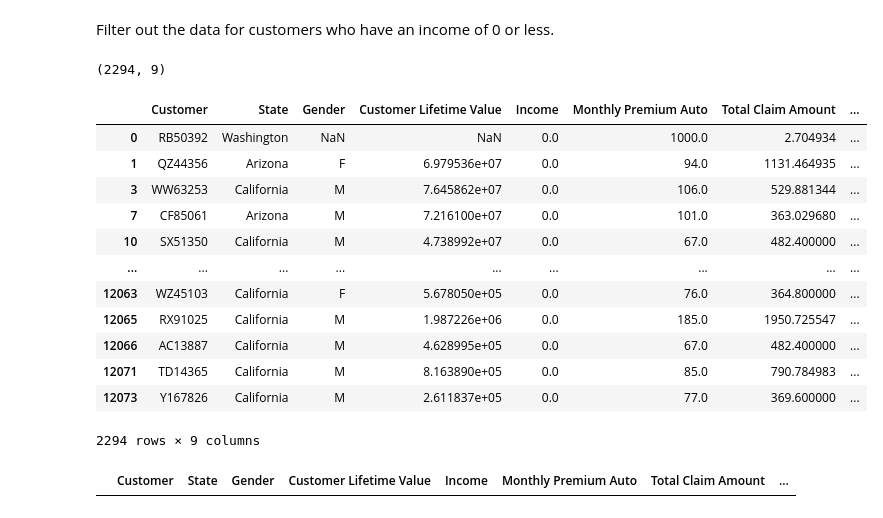
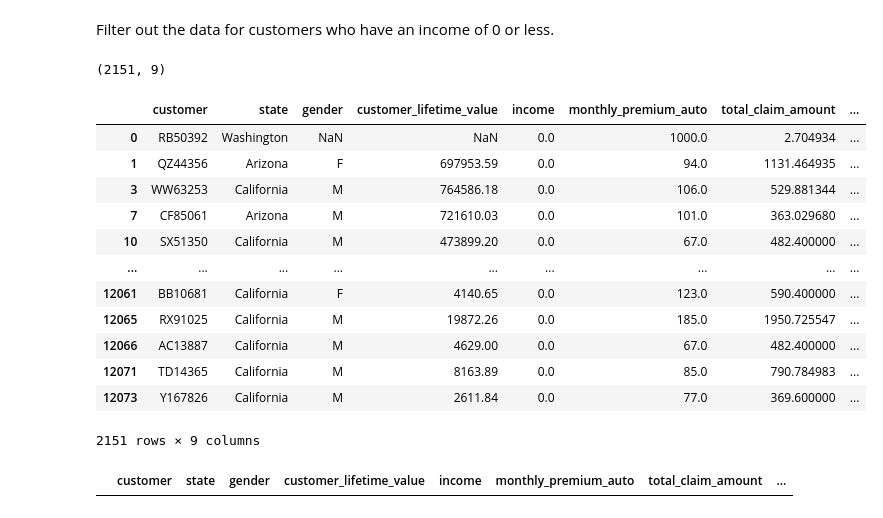
Before and after one commit to dongspark/lab-customer-analysis-round-1, a Jupyter notebook: lab-solution.ipynb, the cells around one changed output. Drawn from its saved outputs; the diff is of its cells as text; code cells hidden in the pictures.

```diff
--- a/lab-solution.ipynb
+++ b/lab-solution.ipynb
@@ -236,3 +260,3 @@ Name: Customer Lifetime Value, Length: 8212, dtype: int64
 # %%
-data2['Customer Lifetime Value'] =  pd.to_numeric(data2['Customer Lifetime Value'], errors='coerce')#change into numerical type
+data2['customer_lifetime_value'] =  pd.to_numeric(data2['customer_lifetime_value'], errors='coerce')#change into numerical type
 # %%
@@ -253,3 +277,3 @@ Name: Customer Lifetime Value, Length: 8212, dtype: int64
 # %%
-data2['Customer Lifetime Value']=data2['Customer Lifetime Value']*100
+data2['customer_lifetime_value']=data2['customer_lifetime_value'].round(2)
 #data2['Customer Lifetime Value'].apply(lambda x: x*100)
@@ -296,5 +331,3 @@ print(data.shape)
-# %%
-data2 = data2.drop_duplicates()
 # %%
 print(data2.shape)
 # %% [output]
@@ -301,0 +335,2 @@ print(data2.shape)
+# %%
+data2 = data2.drop_duplicates(subset=['customer_lifetime_value'])
@@ -302,23 +356,23 @@ print(data2.shape)
 # %% [markdown]
 Filter out the data for customers who have an income of 0 or less.
 # %%
-data2[data2['Income']<=0].shape
+data2[data2['income']<=0].shape
 # %% [output]
-(2294, 9)
+(2151, 9)
 # %%
-data2[data2['Income']<=0]
+data2[data2['income']<=0]
 # %% [output]
-|  | Customer | State | Gender | Customer Lifetime Value | Income | Monthly Premium Auto | Total Claim Amount | ... |
+|  | customer | state | gender | customer_lifetime_value | income | monthly_premium_auto | total_claim_amount | ... |
 | 0 | RB50392 | Washington | NaN | NaN | 0.0 | 1000.0 | 2.704934 | ... |
-| 1 | QZ44356 | Arizona | F | 6.979536e+07 | 0.0 | 94.0 | 1131.464935 | ... |
-| 3 | WW63253 | California | M | 7.645862e+07 | 0.0 | 106.0 | 529.881344 | ... |
-| 7 | CF85061 | Arizona | M | 7.216100e+07 | 0.0 | 101.0 | 363.029680 | ... |
-| 10 | SX51350 | California | M | 4.738992e+07 | 0.0 | 67.0 | 482.400000 | ... |
+| 1 | QZ44356 | Arizona | F | 697953.59 | 0.0 | 94.0 | 1131.464935 | ... |
+| 3 | WW63253 | California | M | 764586.18 | 0.0 | 106.0 | 529.881344 | ... |
+| 7 | CF85061 | Arizona | M | 721610.03 | 0.0 | 101.0 | 363.029680 | ... |
+| 10 | SX51350 | California | M | 473899.20 | 0.0 | 67.0 | 482.400000 | ... |
 | ... | ... | ... | ... | ... | ... | ... | ... | ... |
-| 12063 | WZ45103 | California | F | 5.678050e+05 | 0.0 | 76.0 | 364.800000 | ... |
-| 12065 | RX91025 | California | M | 1.987226e+06 | 0.0 | 185.0 | 1950.725547 | ... |
-| 12066 | AC13887 | California | M | 4.628995e+05 | 0.0 | 67.0 | 482.400000 | ... |
-| 12071 | TD14365 | California | M | 8.163890e+05 | 0.0 | 85.0 | 790.784983 | ... |
-| 12073 | Y167826 | California | M | 2.611837e+05 | 0.0 | 77.0 | 369.600000 | ... |
+| 12061 | BB10681 | California | F | 4140.65 | 0.0 | 123.0 | 590.400000 | ... |
+| 12065 | RX91025 | California | M | 19872.26 | 0.0 | 185.0 | 1950.725547 | ... |
+| 12066 | AC13887 | California | M | 4629.00 | 0.0 | 67.0 | 482.400000 | ... |
+| 12071 | TD14365 | California | M | 8163.89 | 0.0 | 85.0 | 790.784983 | ... |
+| 12073 | Y167826 | California | M | 2611.84 | 0.0 | 77.0 | 369.600000 | ... |
-2294 rows × 9 columns
+2151 rows × 9 columns
 # %%
@@ -326,4 +380,4 @@ data2=data2.drop(data2[data2['Income']<=0].index)# delete the rows which income
 # %%
-data2[data2['Income']<=0]
+data2[data2['income']<=0]
 # %% [output]
-|  | Customer | State | Gender | Customer Lifetime Value | Income | Monthly Premium Auto | Total Claim Amount | ... |
+|  | customer | state | gender | customer_lifetime_value | income | monthly_premium_auto | total_claim_amount | ... |
```
Also changed, not shown: parts of 37 cells of this notebook.
